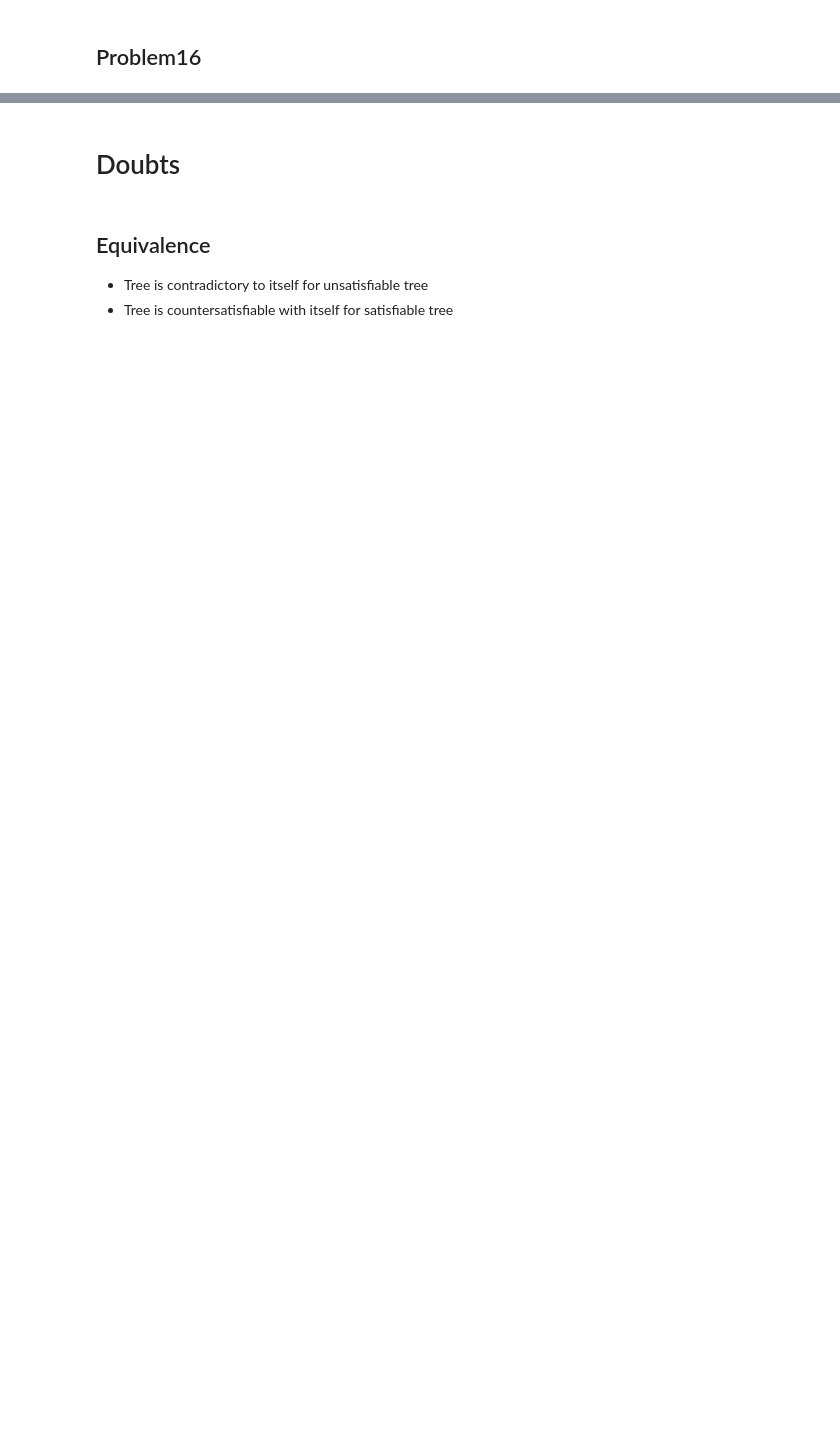
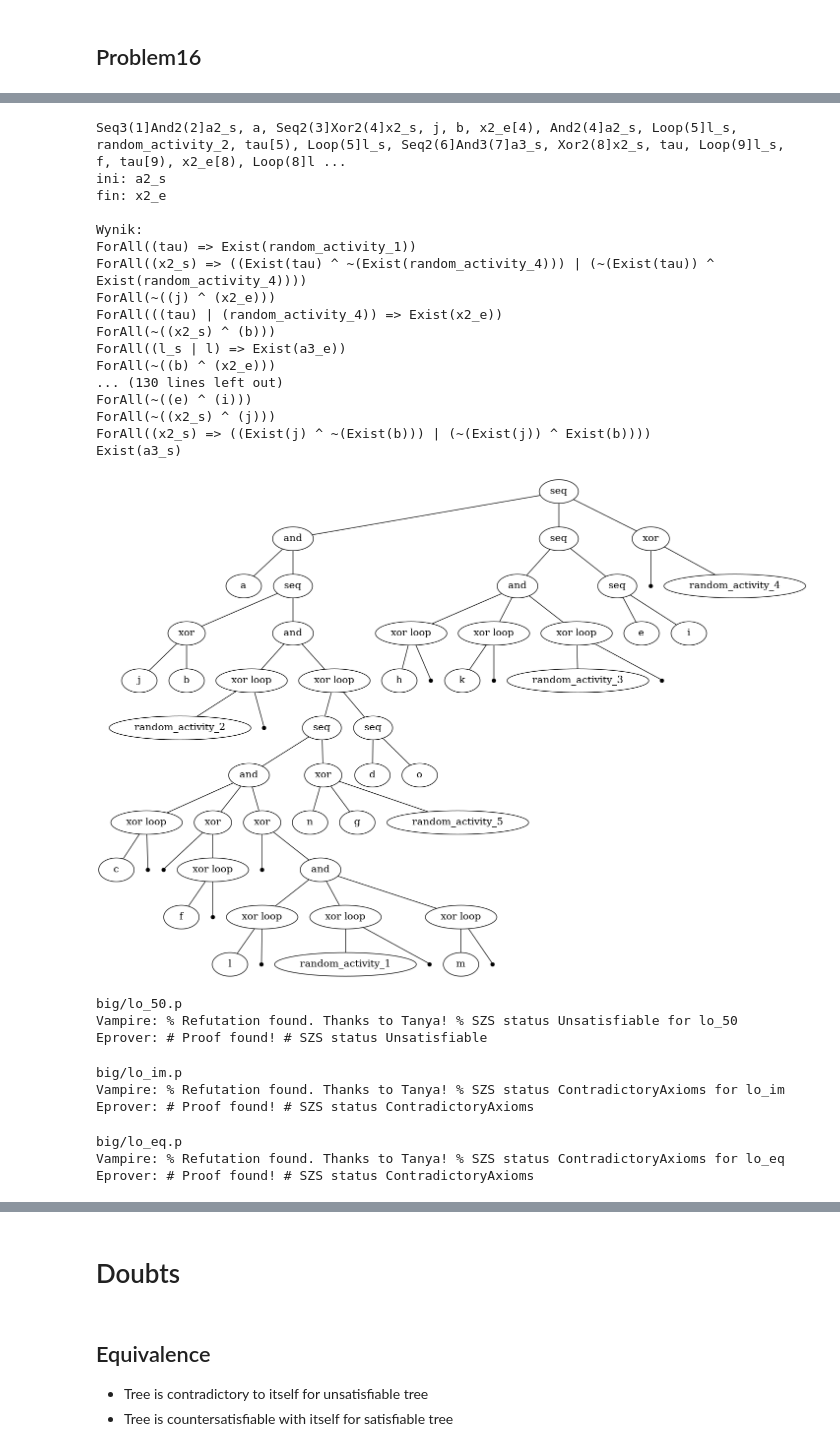
Before and after one commit to Isdre/ProcessMining, a Jupyter notebook: run_provers.ipynb, the cells around one changed output, grey strips where cells are left out. Drawn from its saved outputs; the diff is of its cells as text; code cells hidden in the pictures; blank space fills up the shorter version.

```diff
--- a/run_provers.ipynb
+++ b/run_provers.ipynb
@@ -349,0 +604,42 @@ Eprover: # Proof found! # SZS status Theorem
+# %%
+process_tree = pm4py.discover_process_tree_inductive(
+    log, 0.5, activity_key='concept:name', case_id_key='case:concept:name', timestamp_key='time:timestamp')
+tree_to_tptp(process_tree, "big/lo_50.p", rule_prefix="A")
+pm4py.view_process_tree(process_tree)
+print_provers(use_provers("big/lo_50.p"))
+# %% [output]
+Seq3(1]And2(2]a2_s, a, Seq2(3]Xor2(4]x2_s, j, b, x2_e[4), And2(4]a2_s, Loop(5]l_s, random_activity_2, tau[5), Loop(5]l_s, Seq2(6]And3(7]a3_s, Xor2(8]x2_s, tau, Loop(9]l_s, f, tau[9), x2_e[8), Loop(8]l ...
+ini: a2_s
+fin: x2_e
+
+Wynik:
+ForAll((tau) => Exist(random_activity_1))
+ForAll((x2_s) => ((Exist(tau) ^ ~(Exist(random_activity_4))) | (~(Exist(tau)) ^ Exist(random_activity_4))))
+ForAll(~((j) ^ (x2_e)))
+ForAll(((tau) | (random_activity_4)) => Exist(x2_e))
+ForAll(~((x2_s) ^ (b)))
+ForAll((l_s | l) => Exist(a3_e))
+ForAll(~((b) ^ (x2_e)))
+... (130 lines left out)
+ForAll(~((e) ^ (i)))
+ForAll(~((x2_s) ^ (j)))
+ForAll((x2_s) => ((Exist(j) ^ ~(Exist(b))) | (~(Exist(j)) ^ Exist(b))))
+Exist(a3_s)
+[figure, added]
+big/lo_50.p
+Vampire: % Refutation found. Thanks to Tanya! % SZS status Unsatisfiable for lo_50
+Eprover: # Proof found! # SZS status Unsatisfiable
+# %%
+create_thesis_with_2_spec('big/lo_0.p', 'big/lo_50.p', 'big/lo_im.p', LogicFunctions.IMPLIES)
+print_provers(use_provers("big/lo_im.p"))
+# %% [output]
+big/lo_im.p
+Vampire: % Refutation found. Thanks to Tanya! % SZS status ContradictoryAxioms for lo_im
+Eprover: # Proof found! # SZS status ContradictoryAxioms
+# %%
+create_thesis_with_2_spec('big/lo_0.p', 'big/lo_50.p', 'big/lo_eq.p', LogicFunctions.EQUIVALENT)
+print_provers(use_provers("big/lo_eq.p"))
+# %% [output]
+big/lo_eq.p
+Vampire: % Refutation found. Thanks to Tanya! % SZS status ContradictoryAxioms for lo_eq
+Eprover: # Proof found! # SZS status ContradictoryAxioms
```
Also changed, not shown: parts of 36 cells of this notebook, 40 other files.
